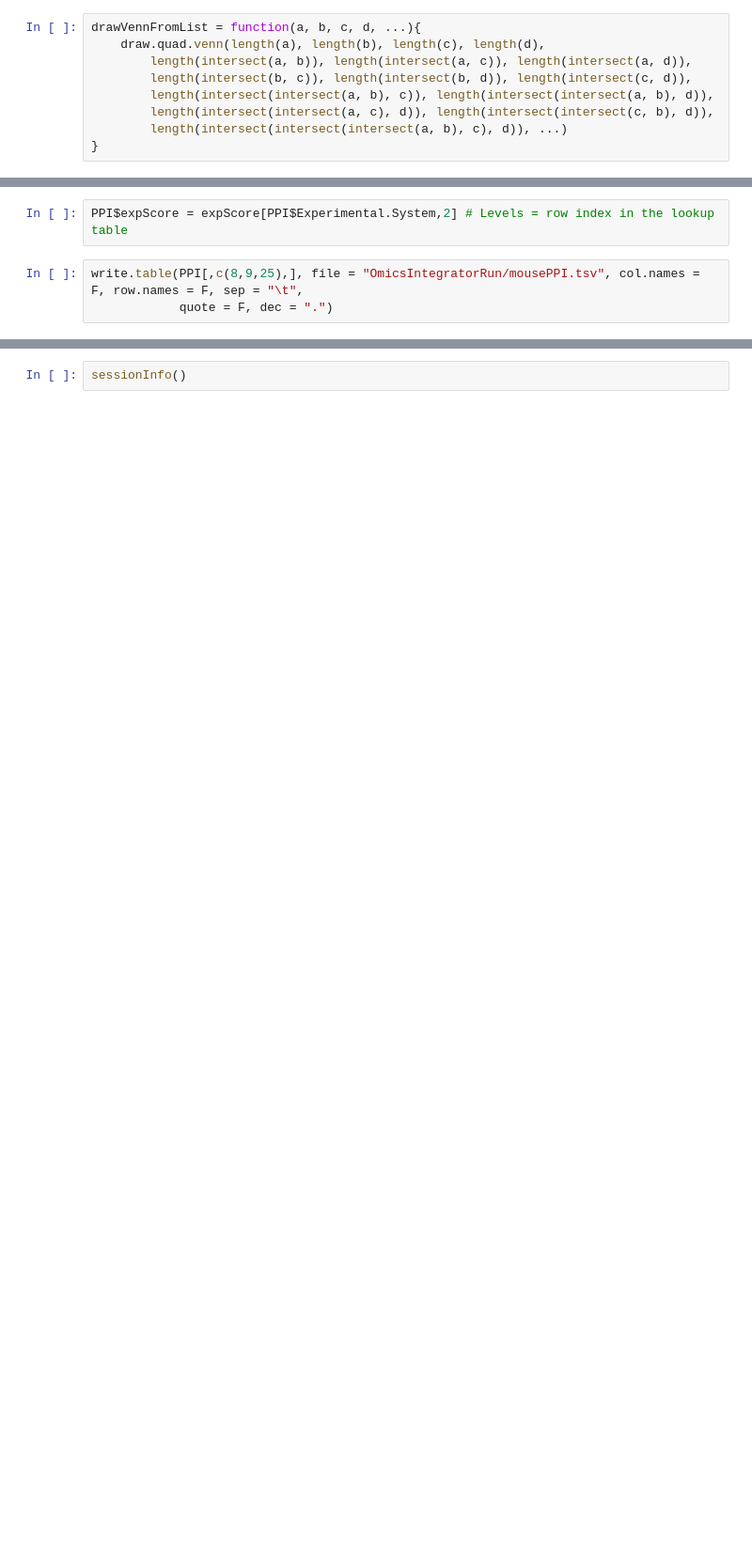
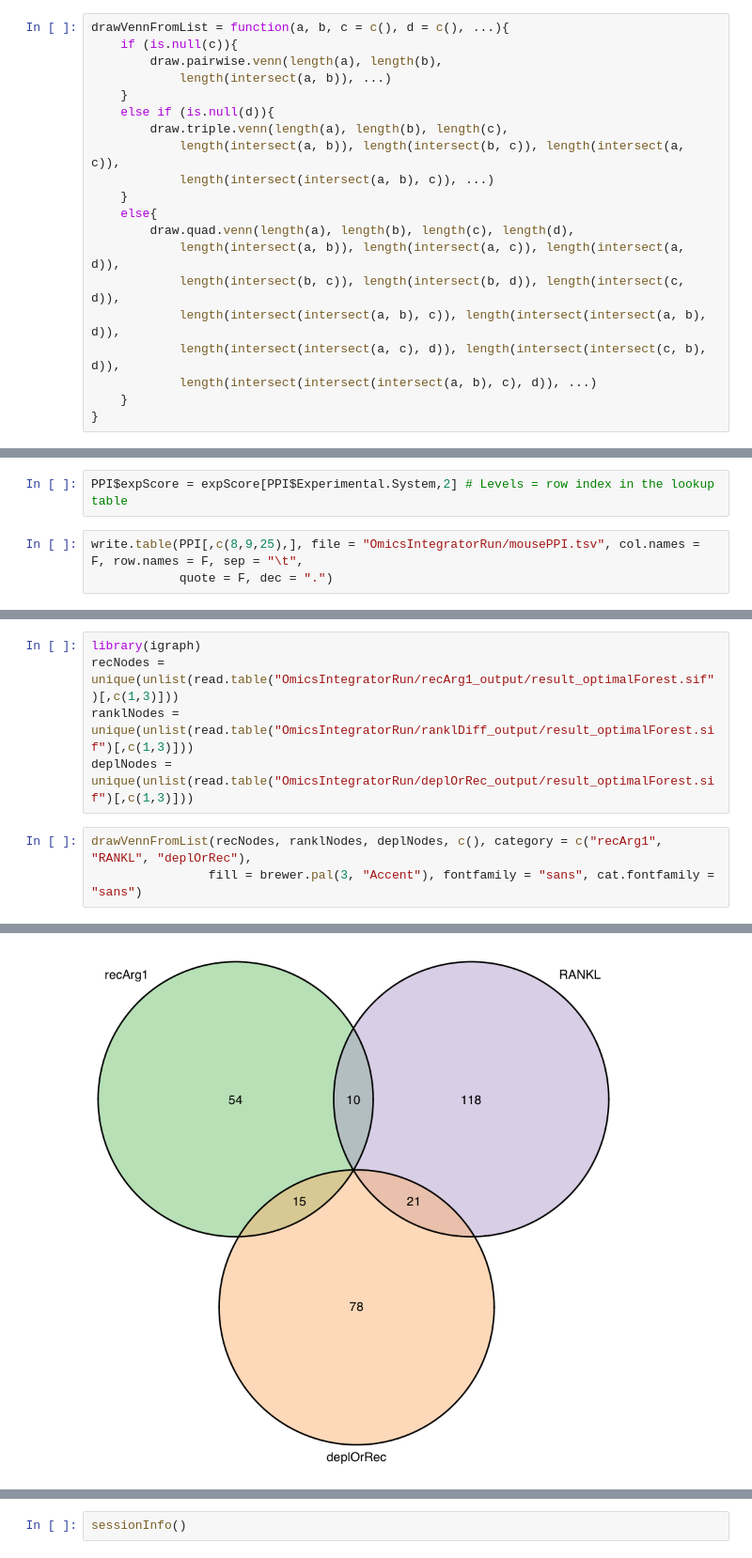
Before and after one commit to lvulliard/Brunner2019, a Jupyter notebook: DifferentialIntegration.ipynb, the cells around one changed output, grey strips where cells are left out. Shown at 94% size. Saved outputs shown, nothing was run; the diff lists cells and outputs as text; blank space fills up the shorter version.

```diff
--- a/DifferentialIntegration.ipynb
+++ b/DifferentialIntegration.ipynb
@@ -20,13 +24,24 @@ listUpMS = protFiltered[protFiltered$color == "#F09F4E",7]
 # %%
 load("RNAlists.diff")
 # %%
-drawVennFromList = function(a, b, c, d, ...){
-    draw.quad.venn(length(a), length(b), length(c), length(d),
-        length(intersect(a, b)), length(intersect(a, c)), length(intersect(a, d)),
-        length(intersect(b, c)), length(intersect(b, d)), length(intersect(c, d)),
-        length(intersect(intersect(a, b), c)), length(intersect(intersect(a, b), d)),
-        length(intersect(intersect(a, c), d)), length(intersect(intersect(c, b), d)),
-        length(intersect(intersect(intersect(a, b), c), d)), ...)
+drawVennFromList = function(a, b, c = c(), d = c(), ...){
+    if (is.null(c)){
+        draw.pairwise.venn(length(a), length(b),
+            length(intersect(a, b)), ...)
+    }
+    else if (is.null(d)){
+        draw.triple.venn(length(a), length(b), length(c),
+            length(intersect(a, b)), length(intersect(b, c)), length(intersect(a, c)),
+            length(intersect(intersect(a, b), c)), ...)
+    }
+    else{
+        draw.quad.venn(length(a), length(b), length(c), length(d),
+            length(intersect(a, b)), length(intersect(a, c)), length(intersect(a, d)),
+            length(intersect(b, c)), length(intersect(b, d)), length(intersect(c, d)),
+            length(intersect(intersect(a, b), c)), length(intersect(intersect(a, b), d)),
+            length(intersect(intersect(a, c), d)), length(intersect(intersect(c, b), d)),
+            length(intersect(intersect(intersect(a, b), c), d)), ...)
+    }
 }
 # %%
 pdf("RNA_MS_overlap.pdf")
@@ -63,0 +172,9 @@ write.table(PPI[,c(8,9,25),], file = "OmicsIntegratorRun/mousePPI.tsv", col.name
+# %%
+library(igraph)
+recNodes = unique(unlist(read.table("OmicsIntegratorRun/recArg1_output/result_optimalForest.sif")[,c(1,3)]))
+ranklNodes = unique(unlist(read.table("OmicsIntegratorRun/ranklDiff_output/result_optimalForest.sif")[,c(1,3)]))
+deplNodes = unique(unlist(read.table("OmicsIntegratorRun/deplOrRec_output/result_optimalForest.sif")[,c(1,3)]))
+# %%
+drawVennFromList(recNodes, ranklNodes, deplNodes, c(), category = c("recArg1", "RANKL", "deplOrRec"),
+                fill = brewer.pal(3, "Accent"), fontfamily = "sans", cat.fontfamily = "sans")
+# %% [output]
@@ -63,0 +182 @@ write.table(PPI[,c(8,9,25),], file = "OmicsIntegratorRun/mousePPI.tsv", col.name
+[figure, added]
```
Also changed, not shown: parts of 18 cells of this notebook.
